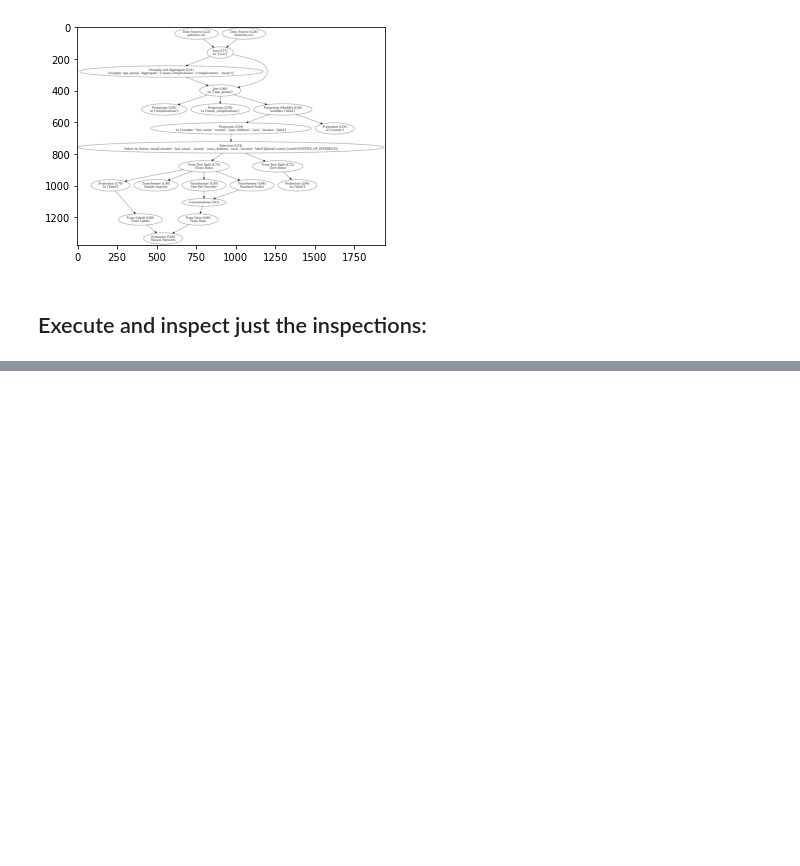
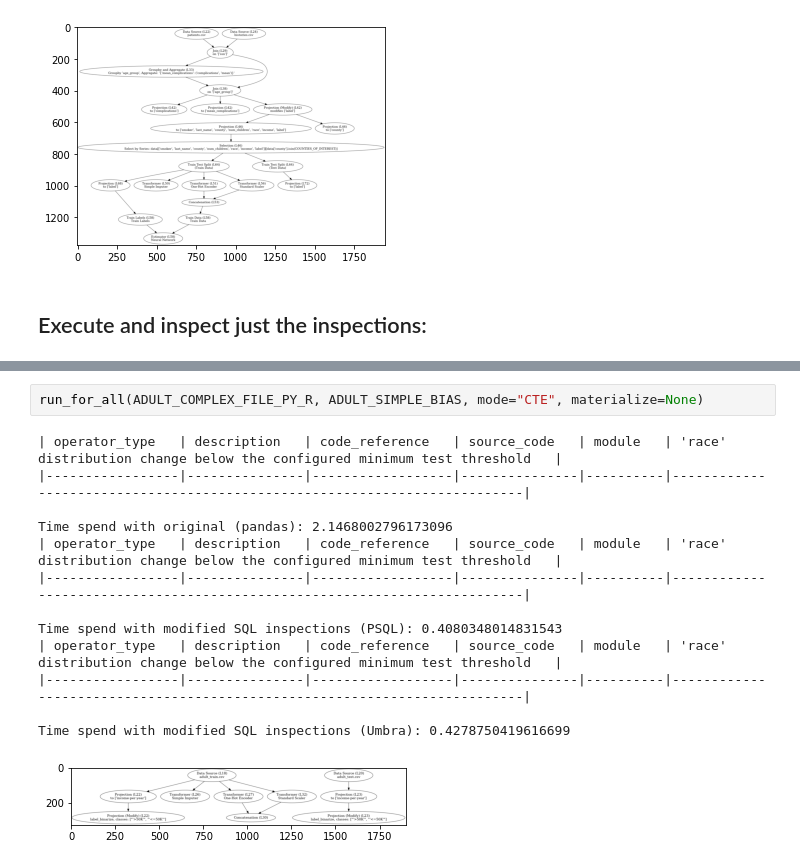
Before and after one commit to tum-db/mlinspect4sql, a Jupyter notebook: example_to_sql/to_sql_demo_inspection.ipynb, the cells around one changed output, grey strips where cells are left out. Drawn from its saved outputs; the diff is of its cells as text; blank space fills up the shorter version.

```diff
--- a/example_to_sql/to_sql_demo_inspection.ipynb
+++ b/example_to_sql/to_sql_demo_inspection.ipynb
@@ -200,0 +242,16 @@ run_for_all(COMPAS_FILE_PY_R, COMPAS_BIAS, mode="CTE", materialize=None)
+# %%
+run_for_all(ADULT_COMPLEX_FILE_PY_R, ADULT_SIMPLE_BIAS, mode="CTE", materialize=None)
+# %% [output]
+| operator_type   | description   | code_reference   | source_code   | module   | 'race' distribution change below the configured minimum test threshold   |
+|-----------------|---------------|------------------|---------------|----------|--------------------------------------------------------------------------|
+
+Time spend with original (pandas): 2.1468002796173096
+| operator_type   | description   | code_reference   | source_code   | module   | 'race' distribution change below the configured minimum test threshold   |
+|-----------------|---------------|------------------|---------------|----------|--------------------------------------------------------------------------|
+
+Time spend with modified SQL inspections (PSQL): 0.4080348014831543
+| operator_type   | description   | code_reference   | source_code   | module   | 'race' distribution change below the configured minimum test threshold   |
+|-----------------|---------------|------------------|---------------|----------|--------------------------------------------------------------------------|
+
+Time spend with modified SQL inspections (Umbra): 0.4278750419616699
+[figure, added]
```
Also changed, not shown: parts of 5 cells of this notebook.
